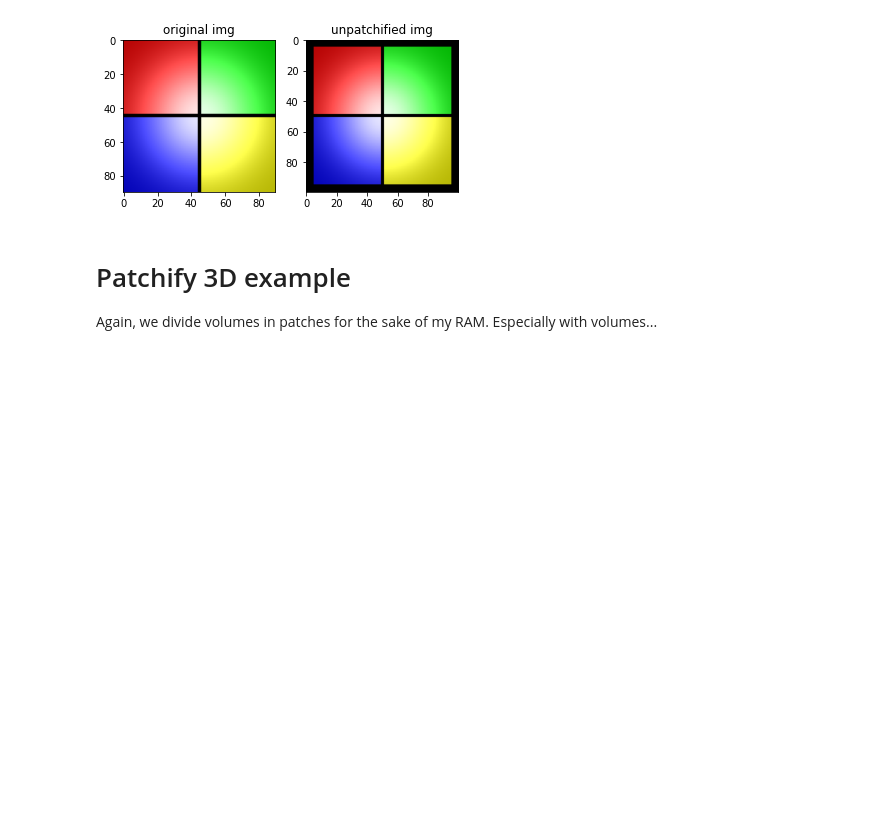
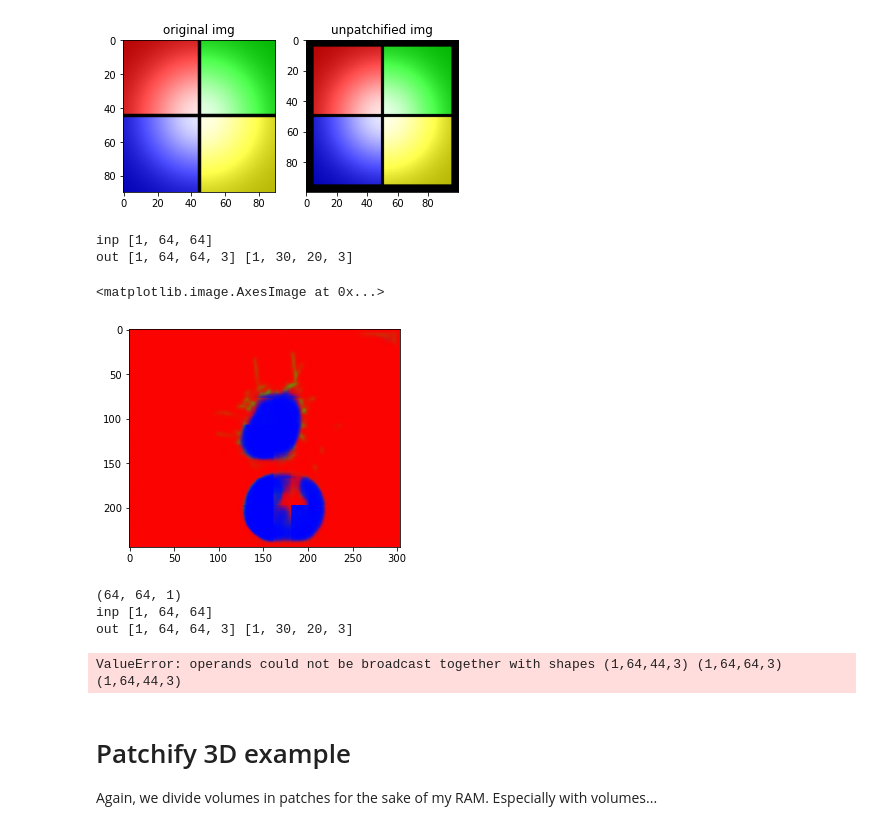
Before and after one commit to linum-uqam/carreno-cytonemes, a Jupyter notebook: notebooks/patchify_example.ipynb, the cells around one changed output. Cells and saved outputs as stored; diff of their text form; code cells hidden in the pictures; blank space fills up the shorter version.

Commit message:
patchify fix model pred

```diff
--- a/notebooks/patchify_example.ipynb
+++ b/notebooks/patchify_example.ipynb
@@ -127,6 +125,36 @@ plt.show()
 previous shape : (90, 90, 3)
 new shape : (100, 100, 3)
 [figure]
+# %%
+x = tif.imread("../data/dataset/input/slik3.tif")
+stride = (1, 30, 20)
+model = tf.keras.models.load_model("../data/output/model/unet2D_basic.h5", compile=False)
+pred = patches.volume_pred_from_img(model, x, stride, None)
+plt.imshow(pred[35])
+plt.show()
+# %% [output]
+inp [1, 64, 64]
+out [1, 64, 64, 3] [1, 30, 20, 3]
+<matplotlib.image.AxesImage at 0x...>
+[figure, added]
+# %%
+# build the smoothing kernel
+input_shape = np.array(model.layers[0].input.shape[1:])
+half = input_shape // 2
+sigma = 10.0
+xax = np.arange(-half[1],half[1],1)
+yax = np.arange(-half[0],half[0],1)
+xx, yy = np.meshgrid(xax,yax)
+kernel = np.exp(-(xx**2 + yy**2)/(2*sigma**2))
+kernel = kernel[..., np.newaxis]
+
+pred = patches.volume_pred_from_img(model, x, stride, kernel)
+plt.imshow(pred[35])
+# %% [output]
+(64, 64, 1)
+inp [1, 64, 64]
+out [1, 64, 64, 3] [1, 30, 20, 3]
+ValueError: operands could not be broadcast together with shapes (1,64,44,3) (1,64,64,3) (1,64,44,3)
 # %% [markdown]
 # Patchify 3D example
 Again, we divide volumes in patches for the sake of my RAM. Especially with volumes...
```
Also changed, not shown: parts of 5 cells of this notebook, 8 other files.
